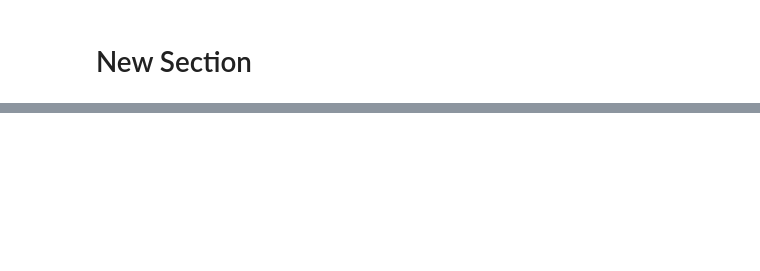
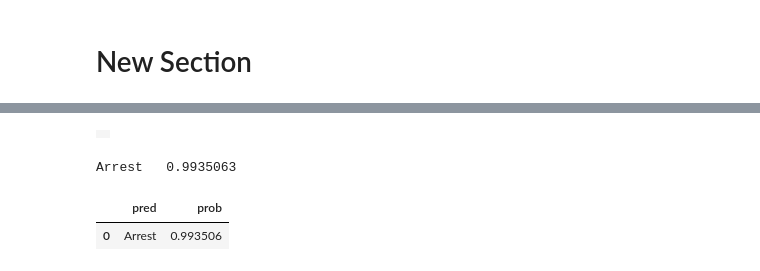
Before and after one commit to roshni2020/Anomaly-Detection-in-CCTV-Footage, a Jupyter notebook: anomaly_detection_in_cctv_footage.ipynb, the cells around one changed output, grey strips where cells are left out. Saved outputs shown, nothing was run; the diff lists cells and outputs as text; code cells hidden in the pictures; blank space fills up the shorter version.

```diff
--- a/anomaly_detection_in_cctv_footage.ipynb
+++ b/anomaly_detection_in_cctv_footage.ipynb
@@ -59,19 +59,23 @@ def filter_df(path):
     file_names = df['file_name'].unique().tolist()
     return file_names
 # %%
-import os
+import os, glob                      # <-- add glob
 from tqdm.auto import tqdm
-old_folder = os.path.join('/content','DCSASS Dataset')
-labels_files = os.path.join('/content','Labels')
+
+old_folder = os.path.join('/content', 'DCSASS Dataset')
+labels_files = os.path.join(old_folder, 'Labels')   # <- points to Labels folder
+
 file_paths = {}
 
 for i in tqdm(os.listdir(old_folder)):
-    l1 = os.listdir(os.path.join(old_folder,i))
-    path = os.path.join(labels_files,i+'.csv')
+    if i.lower() == "labels":   # skip the Labels folder itself
+        continue
+    l1 = os.listdir(os.path.join(old_folder, i))
+    path = os.path.join(labels_files, i + '.csv')   # <- now matches Labels/Shoplifting.csv etc.
     files = filter_df(path)
     file_paths[i] = []
     for j in l1:
-        l2 = os.listdir(os.path.join(old_folder,i,j))
+        l2 = os.listdir(os.path.join(old_folder, i, j))
         for k in l2:
             if k in files:
-                file_paths[i].append(os.path.join(old_folder,i,j,k))
+                file_paths[i].append(os.path.join(old_folder, i, j, k))
@@ -403,9 +540,10 @@ def vid_class_pred(path,class_list):
 lst=[]
 # %%
 import mediapy as media
-vid_path = '/content/video_data/Robbery/Robbery056_x264_1.mp4'
+vid_path = '/content/video_data/Arrest/Arrest023_x264_10.mp4'
 
 video = media.read_video(vid_path)
 pred,prob = vid_class_pred(vid_path,CLASSES_LIST)
 lst.append((pred,prob))
 media.show_video(video, fps=30)
+# %% [output]
@@ -412,7 +551,13 @@ media.show_video(video, fps=30)
+|  |
 # %%
 for i in lst:
   print(i[0],'\t',i[1])
+# %% [output]
+Arrest   0.9935063
 # %%
 import pandas as pd
 df= pd.DataFrame(lst,columns=['pred','prob'])
 df
+# %% [output]
+|  | pred | prob |
+| 0 | Arrest | 0.993506 |
```
Also changed, not shown: parts of 23 cells of this notebook.
